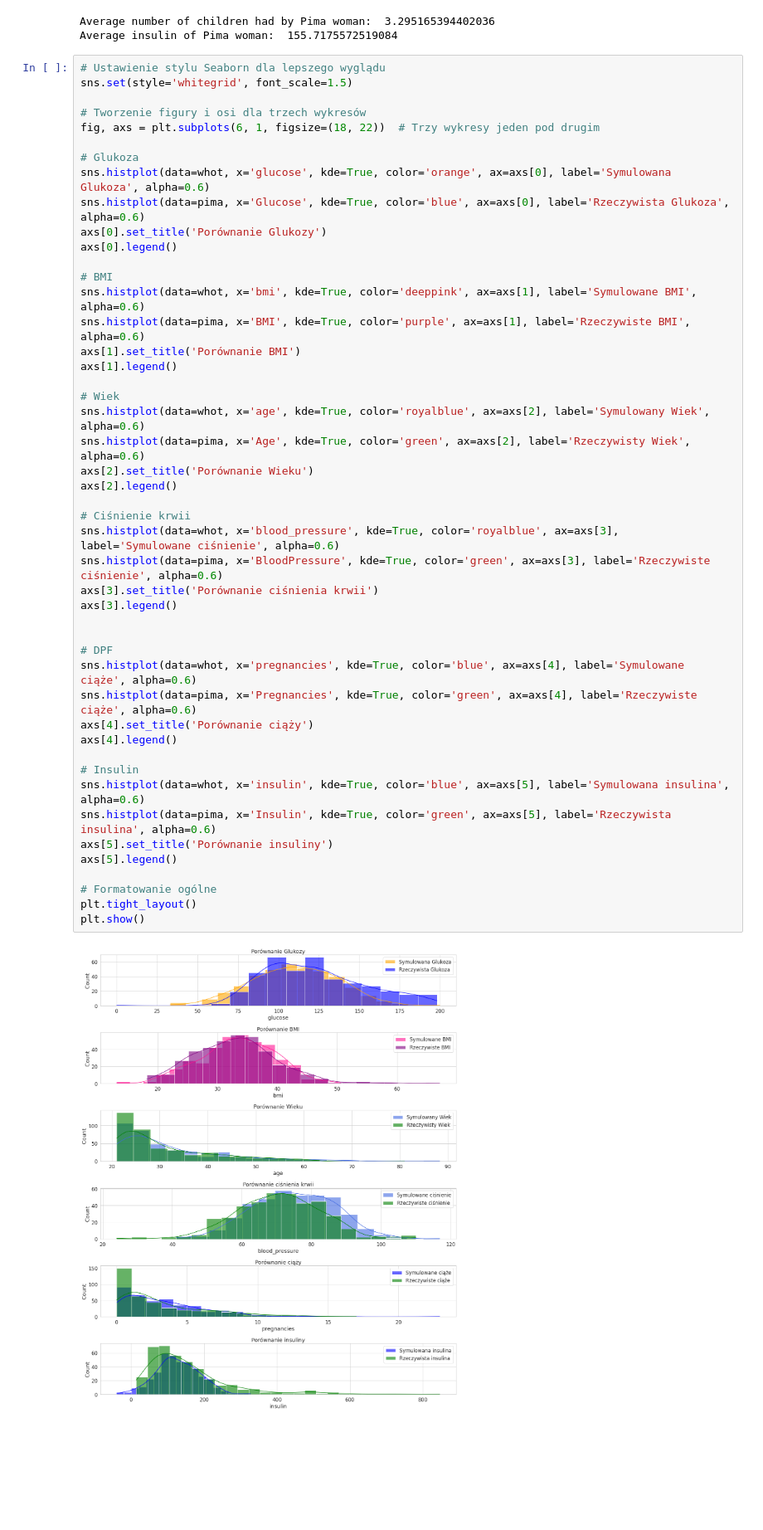
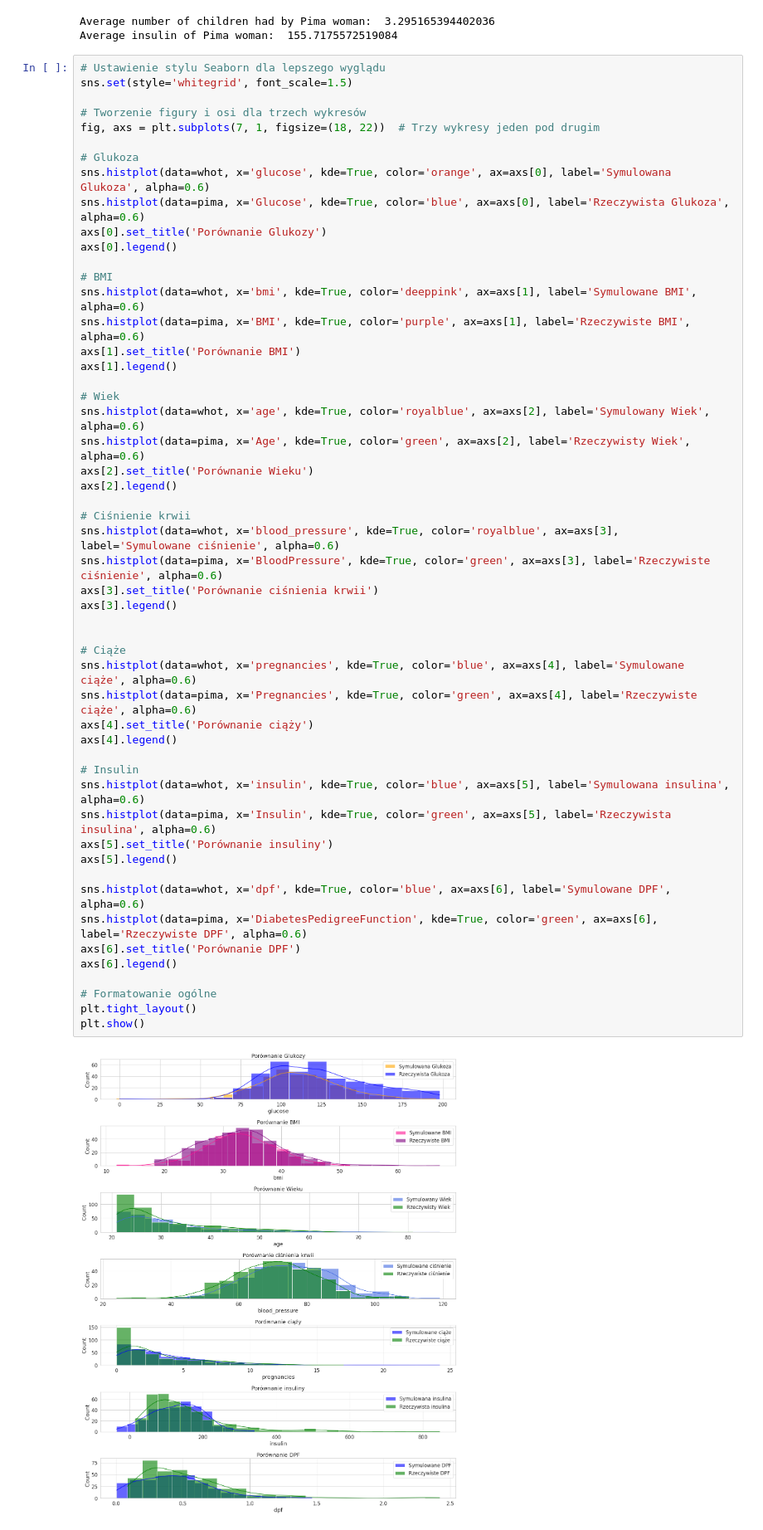
Before and after one commit to konprok/Data-Analytics, a Jupyter notebook: Project/PimaDiabetesPrediction/LogisticRegresion/data_analytics.ipynb, the cells around one changed output. Shown: that part at 83% size. Drawn from its saved outputs; the diff is of its cells as text; blank space fills up the shorter version.

```diff
--- a/Project/PimaDiabetesPrediction/LogisticRegresion/test_0.ipynb
+++ b/Project/PimaDiabetesPrediction/LogisticRegresion/data_analytics.ipynb
@@ -194,7 +195,7 @@ Average insulin of Pima woman:  155.7175572519084
 sns.set(style='whitegrid', font_scale=1.5)
 
 # Tworzenie figury i osi dla trzech wykresów
-fig, axs = plt.subplots(6, 1, figsize=(18, 22))  # Trzy wykresy jeden pod drugim
+fig, axs = plt.subplots(7, 1, figsize=(18, 22))  # Trzy wykresy jeden pod drugim
 
 # Glukoza
 sns.histplot(data=whot, x='glucose', kde=True, color='orange', ax=axs[0], label='Symulowana Glukoza', alpha=0.6)
@@ -209,32 +210,37 @@ axs[1].set_title('Porównanie BMI')
 axs[1].legend()
 
 # Wiek
 sns.histplot(data=whot, x='age', kde=True, color='royalblue', ax=axs[2], label='Symulowany Wiek', alpha=0.6)
 sns.histplot(data=pima, x='Age', kde=True, color='green', ax=axs[2], label='Rzeczywisty Wiek', alpha=0.6)
 axs[2].set_title('Porównanie Wieku')
 axs[2].legend()
 
 # Ciśnienie krwii
 sns.histplot(data=whot, x='blood_pressure', kde=True, color='royalblue', ax=axs[3], label='Symulowane ciśnienie', alpha=0.6)
 sns.histplot(data=pima, x='BloodPressure', kde=True, color='green', ax=axs[3], label='Rzeczywiste ciśnienie', alpha=0.6)
 axs[3].set_title('Porównanie ciśnienia krwii')
 axs[3].legend()
 
 
-# DPF
+# Ciąże
 sns.histplot(data=whot, x='pregnancies', kde=True, color='blue', ax=axs[4], label='Symulowane ciąże', alpha=0.6)
 sns.histplot(data=pima, x='Pregnancies', kde=True, color='green', ax=axs[4], label='Rzeczywiste ciąże', alpha=0.6)
 axs[4].set_title('Porównanie ciąży')
 axs[4].legend()
 
 # Insulin
 sns.histplot(data=whot, x='insulin', kde=True, color='blue', ax=axs[5], label='Symulowana insulina', alpha=0.6)
 sns.histplot(data=pima, x='Insulin', kde=True, color='green', ax=axs[5], label='Rzeczywista insulina', alpha=0.6)
 axs[5].set_title('Porównanie insuliny')
 axs[5].legend()
 
+sns.histplot(data=whot, x='dpf', kde=True, color='blue', ax=axs[6], label='Symulowane DPF', alpha=0.6)
+sns.histplot(data=pima, x='DiabetesPedigreeFunction', kde=True, color='green', ax=axs[6], label='Rzeczywiste DPF', alpha=0.6)
+axs[6].set_title('Porównanie DPF')
+axs[6].legend()
+
 # Formatowanie ogólne
 plt.tight_layout()
 plt.show()
 # %% [output]
-[figure, old version]
+[figure, new version]
```
Also changed, not shown: parts of 10 cells of this notebook, 17 other files.
